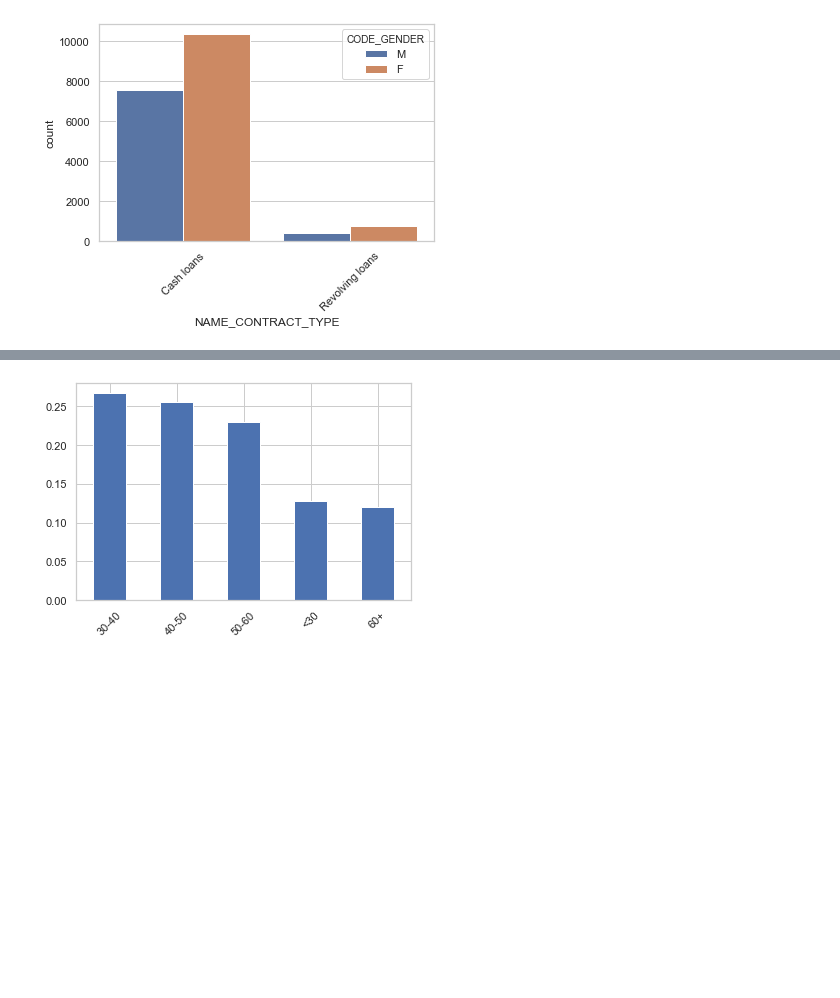
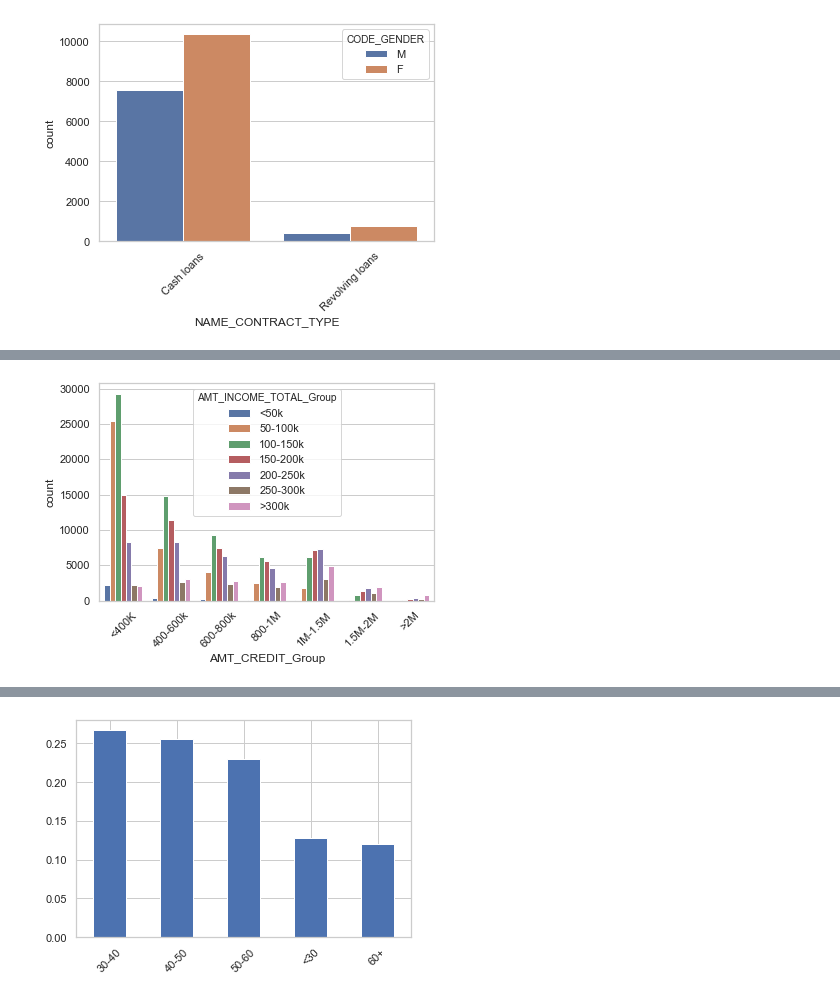
Before and after one commit to vishnuksharma/DataScienceAnalysisPython, a Jupyter notebook: EDA-CaseStudy/EDA-CaseStudy-I.ipynb, the cells around one changed output, grey strips where cells are left out. Cells and saved outputs as stored; diff of their text form; code cells hidden in the pictures; blank space fills up the shorter version.

```diff
--- a/EDA-CaseStudy/EDA-CaseStudy-I.ipynb
+++ b/EDA-CaseStudy/EDA-CaseStudy-I.ipynb
@@ -309,3 +339,11 @@ plt.show()
 - Which Contract(LOAN) type is more defaulter
 - Male are more defaulter or female
 - Which Contract Type is more non-defaulter between Genter M/F
+# %%
+# Based on AMT_INCOME_TOTAL_Group and  AMT_CREDIT_Group defaulter Binning of continuous variables..
+sns.countplot(x = "AMT_CREDIT_Group", hue= 'AMT_INCOME_TOTAL_Group', data = target0_df)
+plt.xticks(rotation=45)
+plt.show()
+# Maximum Peoples are not defaulter because their credit is <400k and Max income is 100-150K
+# %% [output]
+[figure, added]
```
Also changed, not shown: parts of 10 cells of this notebook.
